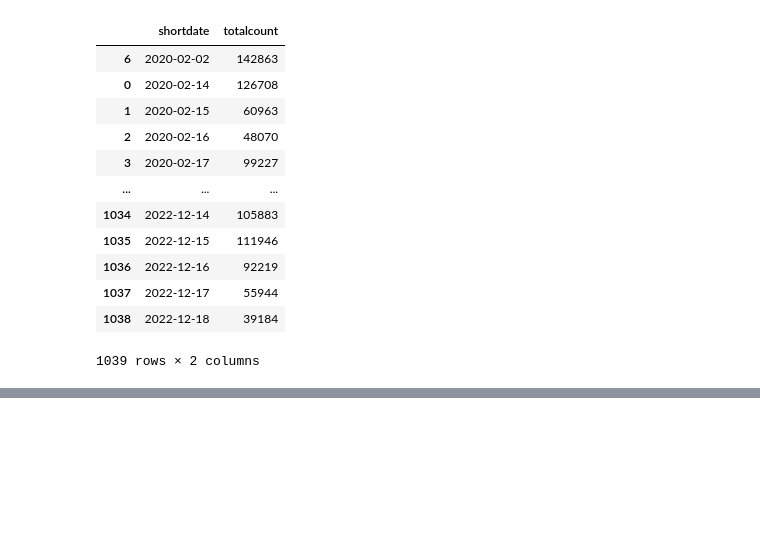
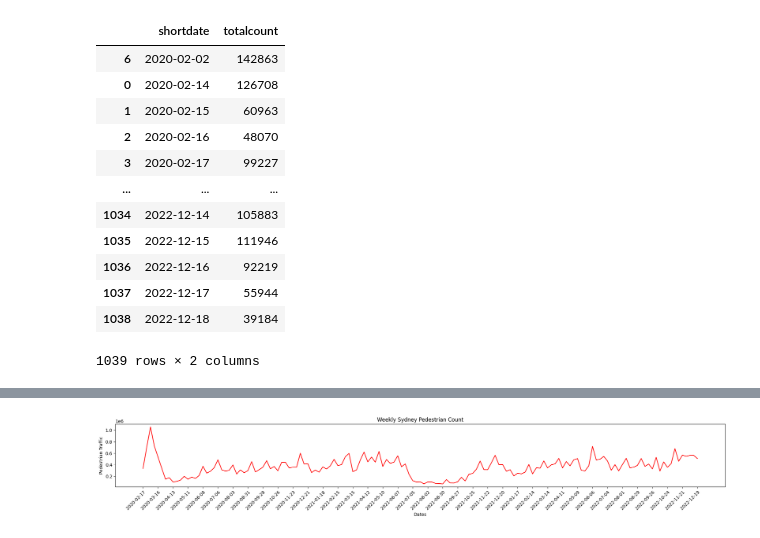
Before and after one commit to Gsirron/DataScience-sydney-pedestrians, a Jupyter notebook: Covid_activity.ipynb, the cells around one changed output, grey strips where cells are left out. Saved outputs shown, nothing was run; the diff lists cells and outputs as text; code cells hidden in the pictures; blank space fills up the shorter version.

```diff
--- a/Covid_activity.ipynb
+++ b/Covid_activity.ipynb
@@ -162,0 +144,5 @@ plt.show()
+# %%
+#From the graph above you can see a lot of data lets try shorten it down
+#set index to short date
+grouped_items = grouped_items.set_index('shortdate')
+grouped_items
@@ -162,0 +164,5 @@ plt.show()
+# %%
+# going to resample the data to weekly to reduce data size the string 'W-Mon' means week starting Monday
+weekly_group_df = grouped_items.resample('W-Mon').sum()
+weekly_group_df = weekly_group_df.reset_index()
+weekly_group_df
@@ -162,0 +183,13 @@ plt.show()
+# %%
+# As you can see we have reduced everything to weekly
+fig = plt.figure(figsize=(25,5))
+ax = fig.add_subplot(1,1,1)
+ax.set_title('Weekly Sydney Pedestrian Count')
+
+ax.set_xticks(weekly_group_df.shortdate[::4])
+
+ax.xaxis.set_major_formatter(mdates.DateFormatter("%Y-%m-%d"))
+ax.xaxis.set_minor_formatter(mdates.DateFormatter("%Y-%m-%d"))
+plot_figure(weekly_group_df.shortdate,weekly_group_df.totalcount)
+# %% [output]
+[figure, added]
```
Also changed, not shown: parts of 14 cells of this notebook.
